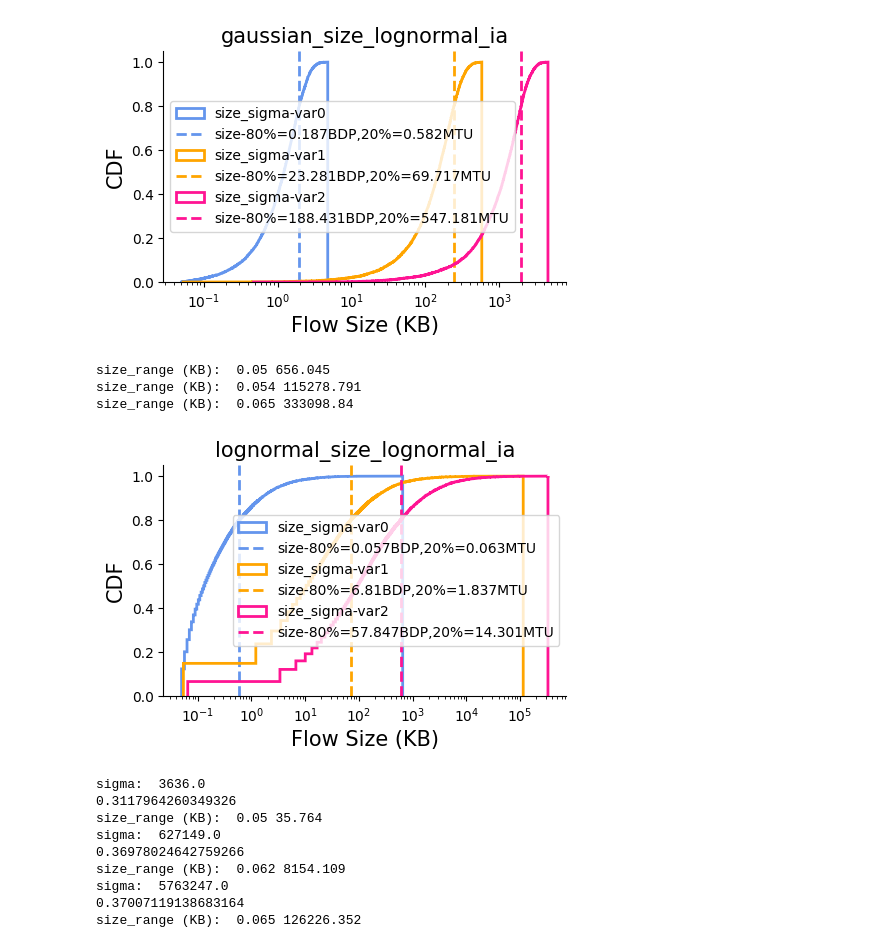
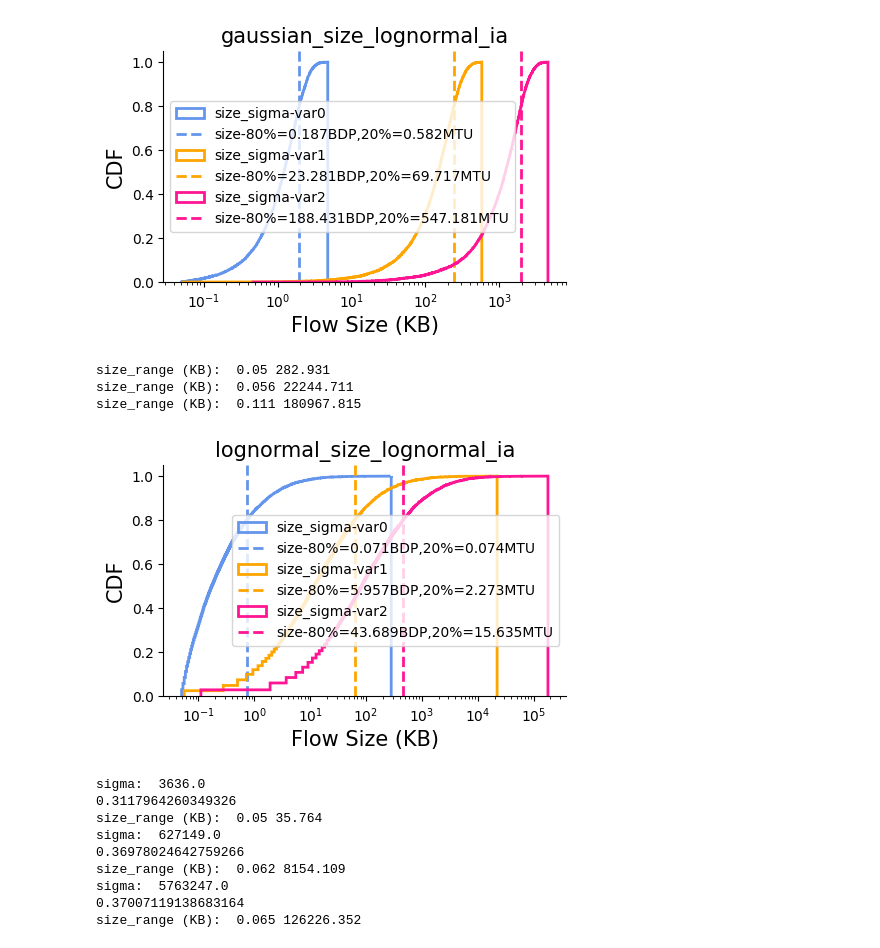
Before and after one commit to kwzhao/High-Precision-Congestion-Control, a Jupyter notebook: traffic_gen/plt_data.ipynb, the cells around one changed output. Drawn from its saved outputs; the diff is of its cells as text; code cells hidden in the pictures.

```diff
--- a/traffic_gen/plt_data.ipynb
+++ b/traffic_gen/plt_data.ipynb
@@ -125,44 +124,44 @@ fig = plt.figure(figsize=(5.2, 3))  # 2.5 inch for 1/3 double column width
 ax = fig.add_subplot(111)
 for sigma_idx,size_sigma_ori in enumerate(sigmas):
       # mu = np.log(avg_size_ori_bit - min_size_in_bit) - ((sigma / 20000)**2) / 2
-      avg_size_in_bit = avg_size_base_in_bit*(float(size_sigma_ori) / 5000.0)**3  # 10KB
+      avg_size_in_bit = avg_size_base_in_bit*(float(size_sigma_ori) / 5000.0)**2.8  # 10KB
       # size_sigma=0.8+(60000-size_sigma_ori)/30000     # flow size
-      size_sigma=2.2    # flow size
+      size_sigma=2    # flow size
       mu = np.log(avg_size_in_bit - min_size_in_bit) - (size_sigma ** 2) / 2
       s = (min_size_in_bit + np.random.lognormal(mean=mu, sigma=size_sigma, size=(n_flows,)))
 
       s=s/bit_to_KB
       print("size_range (KB): ",
       np.round(np.min(s), 3),
       np.round(np.max(s) , 3),)
 
       size_80 = np.percentile(s, 80)
       size_20 = np.percentile(s, 20)
       count, bins, ignored = plt.hist(s, 100000, density=True,cumulative=True,histtype=u'step',linewidth=2,color=color_list[sigma_idx],label=f"size_sigma-var{sigma_idx}")
       plt.axvline(
             size_80,
             color=color_list[sigma_idx],
             linewidth=2,
             linestyle='--',
             label=f"size-80%={np.round(size_80/BDP_IN_KB,3)}BDP,20%={np.round(size_20/MTU_IN_KB,3)}MTU"
         )
       # plt.plot(bins, 1/(sigma * np.sqrt(2 * np.pi)) *
       #                np.exp( - (bins - mu)**2 / (2 * sigma**2) ),
       #          linewidth=2, color='r')
 ax.spines["right"].set_visible(False)
 ax.spines["top"].set_visible(False)
 
 plt.ylabel("CDF", fontsize=_fontsize)
 plt.xlabel("Flow Size (KB)", fontsize=_fontsize)
 plt.legend(loc='right')
 plt.xscale('log')
 plt.title("lognormal_size_lognormal_ia",fontsize=_fontsize)
 plt.show()
 # %% [output]
-size_range (KB):  0.05 656.045
-size_range (KB):  0.054 115278.791
-size_range (KB):  0.065 333098.84
+size_range (KB):  0.05 282.931
+size_range (KB):  0.056 22244.711
+size_range (KB):  0.111 180967.815
-[figure, old version]
+[figure, new version]
 # %%
 from scipy.stats import genpareto
 from scipy.optimize import fsolve
```
Also changed, not shown: parts of 1 cell of this notebook, 2 other files.
